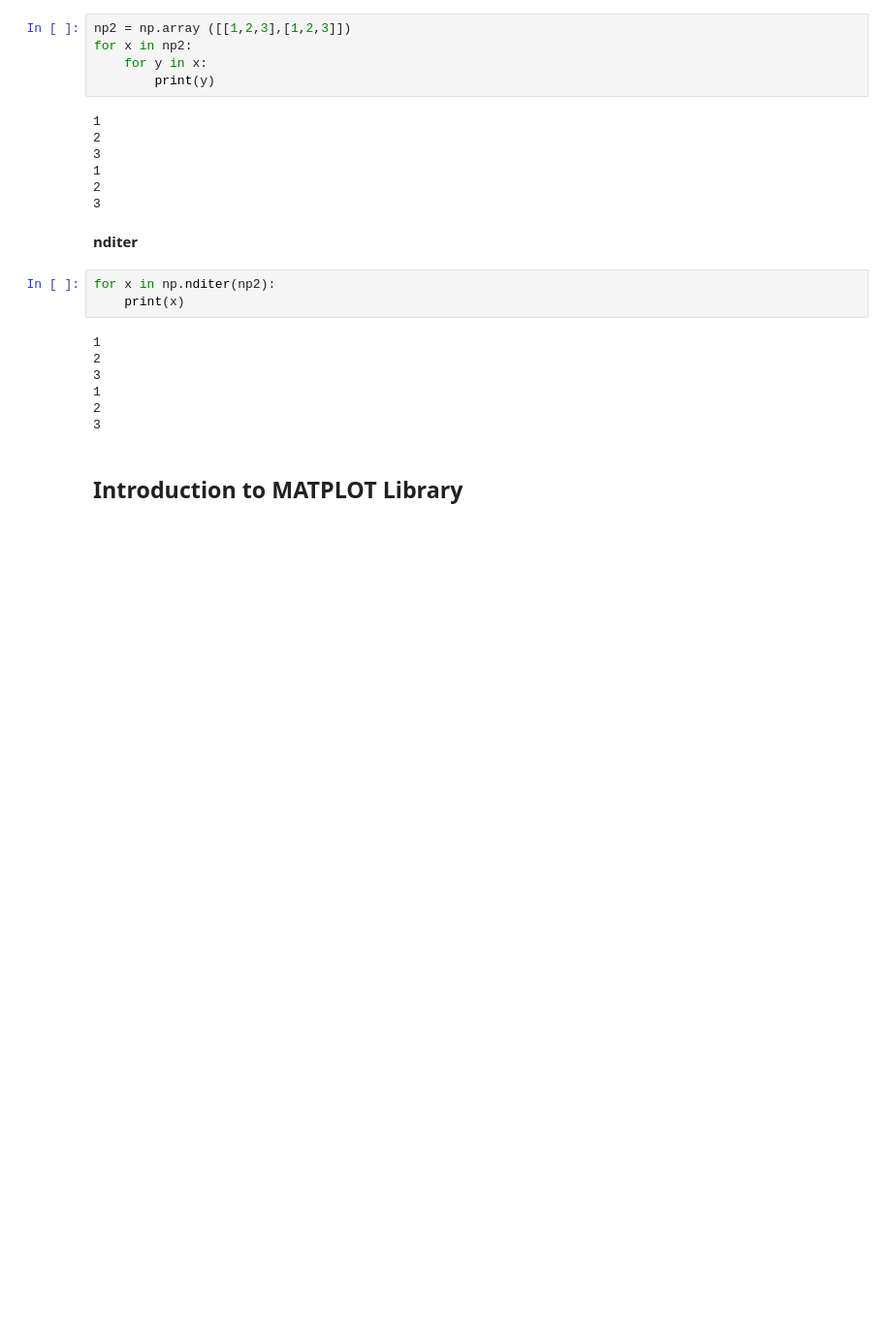
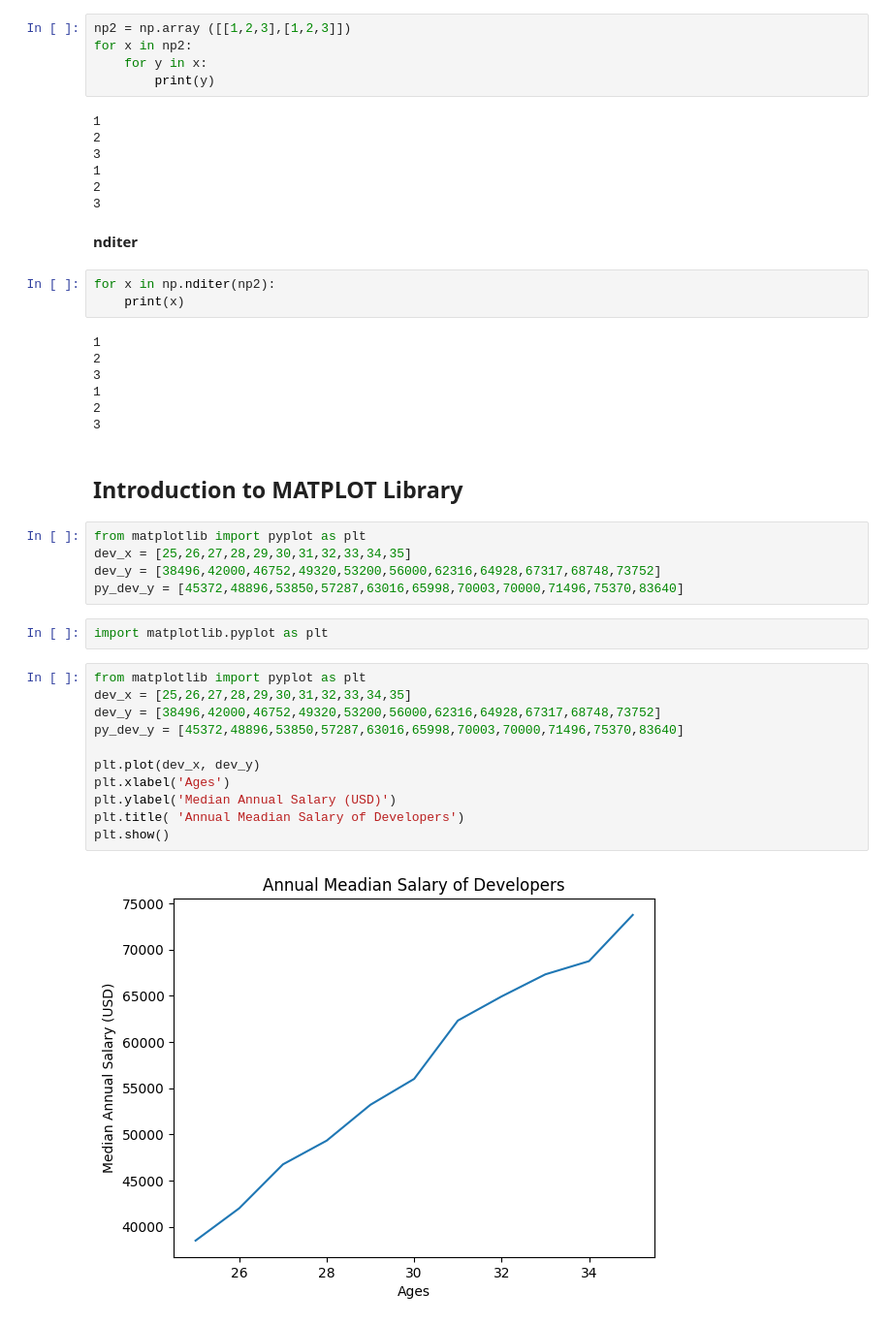
Before and after one commit to Alando-Kevin/machine_learning, a Jupyter notebook: intro.ipynb, the cells around one changed output. Shown at 97% size. Saved outputs shown, nothing was run; the diff lists cells and outputs as text; blank space fills up the shorter version.

```diff
--- a/intro.ipynb
+++ b/intro.ipynb
@@ -870,3 +870,23 @@ for x in np.nditer(np2):
 3
 # %% [markdown]
 ## Introduction to MATPLOT Library
+# %%
+from matplotlib import pyplot as plt
+dev_x = [25,26,27,28,29,30,31,32,33,34,35]
+dev_y = [38496,42000,46752,49320,53200,56000,62316,64928,67317,68748,73752]
+py_dev_y = [45372,48896,53850,57287,63016,65998,70003,70000,71496,75370,83640]
+# %%
+import matplotlib.pyplot as plt
+# %%
+from matplotlib import pyplot as plt
+dev_x = [25,26,27,28,29,30,31,32,33,34,35]
+dev_y = [38496,42000,46752,49320,53200,56000,62316,64928,67317,68748,73752]
+py_dev_y = [45372,48896,53850,57287,63016,65998,70003,70000,71496,75370,83640]
+
+plt.plot(dev_x, dev_y)
+plt.xlabel('Ages')
+plt.ylabel('Median Annual Salary (USD)')
+plt.title( 'Annual Meadian Salary of Developers')
+plt.show()
+# %% [output]
+[figure, added]
```
Also changed, not shown: parts of 4 cells of this notebook.
